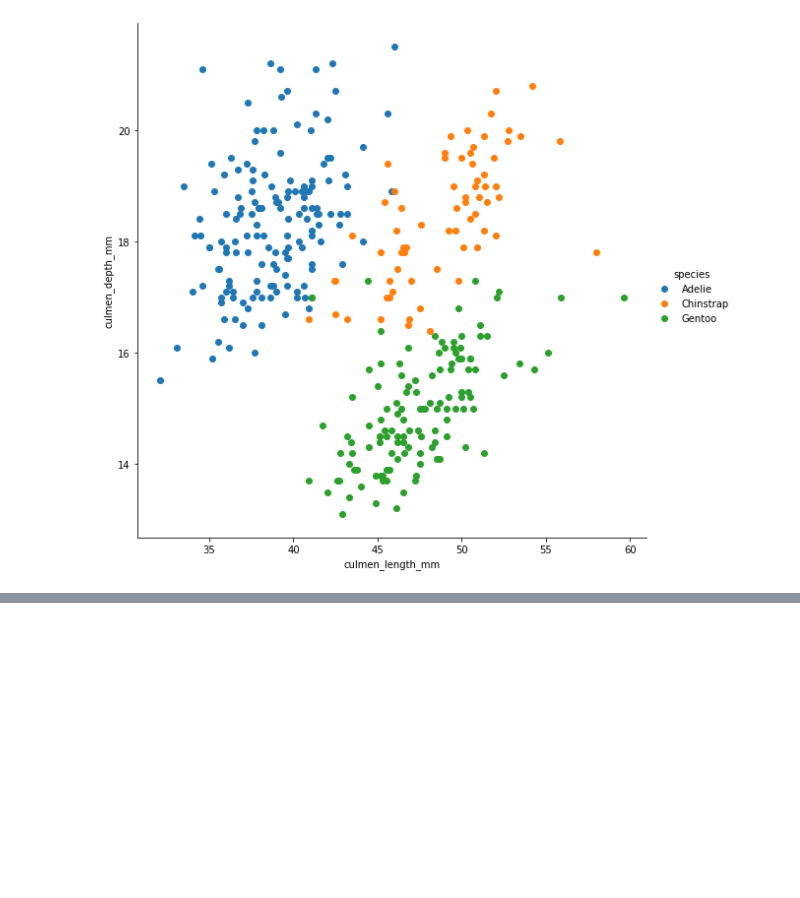
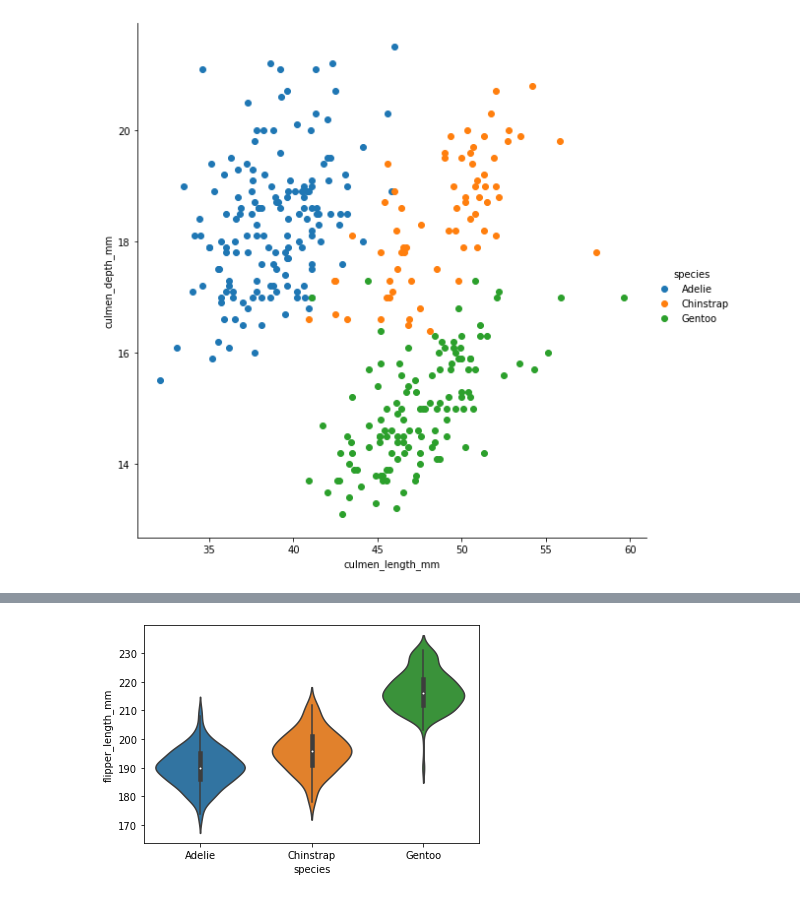
Before and after one commit to alwinruby/Palmer_Penguins, a Jupyter notebook: new_iris.ipynb, the cells around one changed output, grey strips where cells are left out. Saved outputs shown, nothing was run; the diff lists cells and outputs as text; code cells hidden in the pictures; blank space fills up the shorter version.

```diff
--- a/new_iris.ipynb
+++ b/new_iris.ipynb
@@ -194,0 +204,5 @@ The `size` parameter has been renamed to `height`; please update your code.
+# %%
+# Flipperlength distribution
+ax = sns.violinplot(x="species", y="flipper_length_mm", data=df,size=8)
+# %% [output]
+[figure, added]
```
Also changed, not shown: parts of 3 cells of this notebook.
